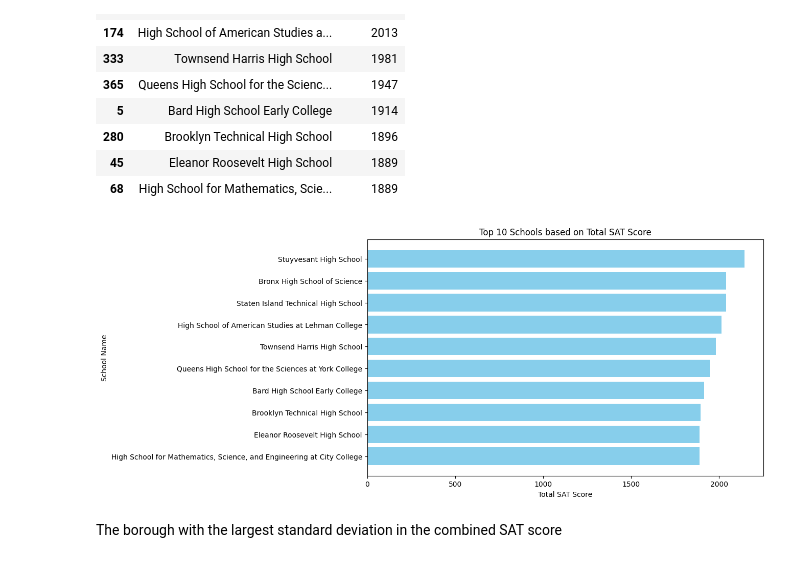
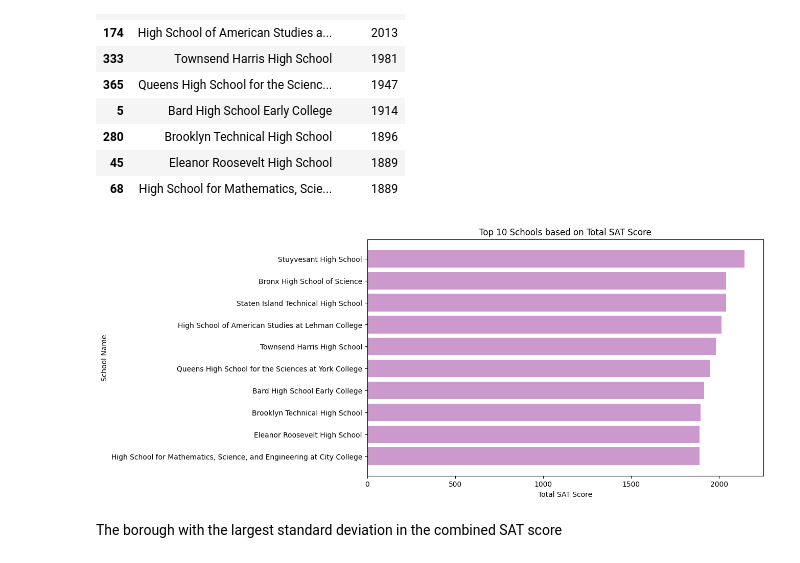
Before and after one commit to wildweasel02/LauraBuibas-Analysis-Portfolio, a Jupyter notebook: Python_Projects/ExploringNYCSchoolSATScores/notebook.ipynb, the cells around one changed output. Cells and saved outputs as stored; diff of their text form; code cells hidden in the pictures.

```diff
--- a/Python_Projects/ExploringNYCSchoolSATScores/notebook.ipynb
+++ b/Python_Projects/ExploringNYCSchoolSATScores/notebook.ipynb
@@ -106,14 +106,14 @@ top_10_schools.head(10)
 | 68 | High School for Mathematics, Scie... | 1889 |
 # %%
 plt.figure(figsize=(10, 6))
-plt.barh(top_10_schools['school_name'], top_10_schools['total_SAT'], color='skyblue')
+plt.barh(top_10_schools['school_name'], top_10_schools['total_SAT'], color=(0.8, 0.6, 0.8))
 plt.xlabel('Total SAT Score')
 plt.ylabel('School Name')
 plt.title('Top 10 Schools based on Total SAT Score')
 plt.gca().invert_yaxis()  # Invert y-axis to display the highest score at the top
 plt.show()
 # %% [output]
-[figure, old version]
+[figure, new version]
 # %% [markdown]
 The borough with the largest standard deviation in the combined SAT score
 # %%
```
Also changed, not shown: parts of 1 cell of this notebook, 2 other files.
